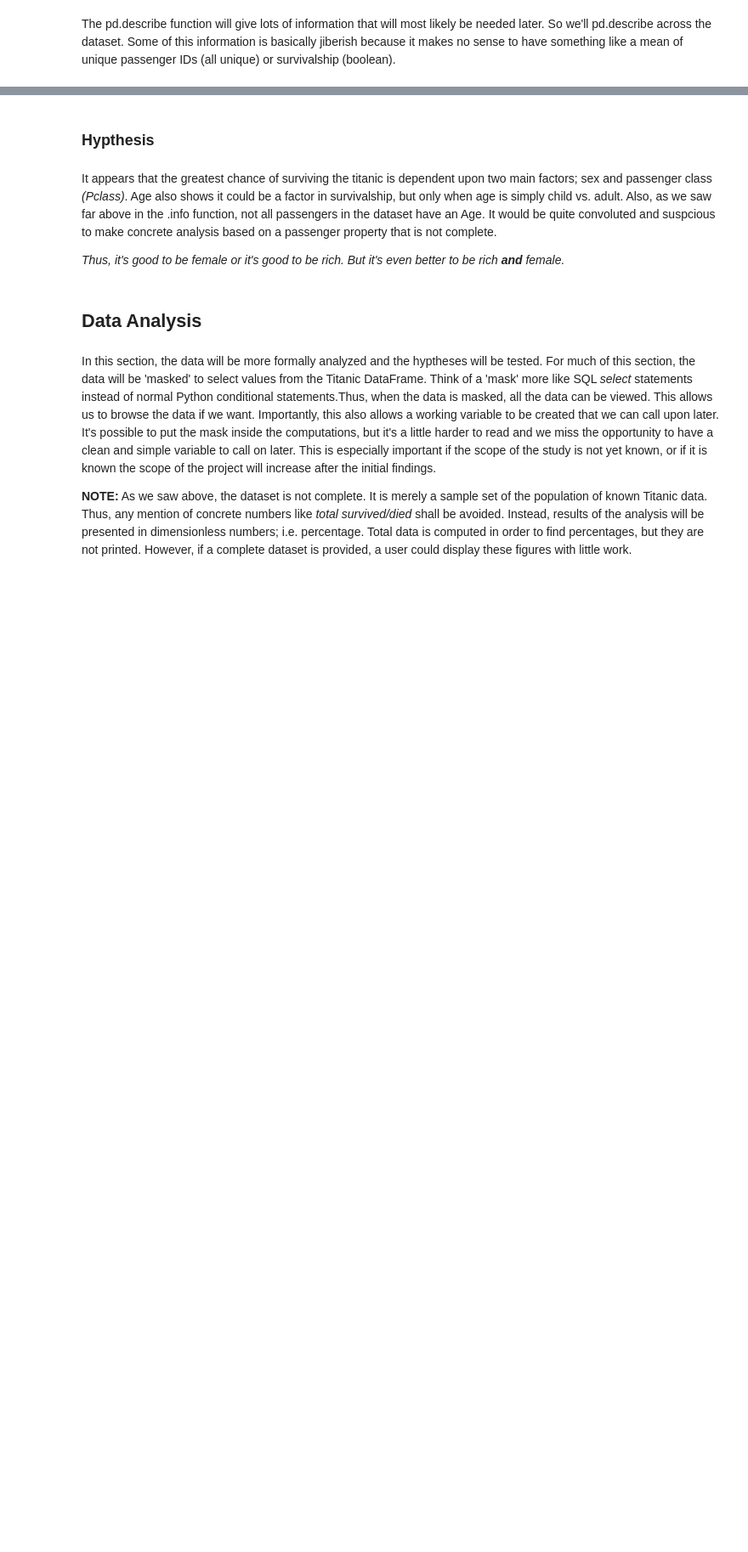
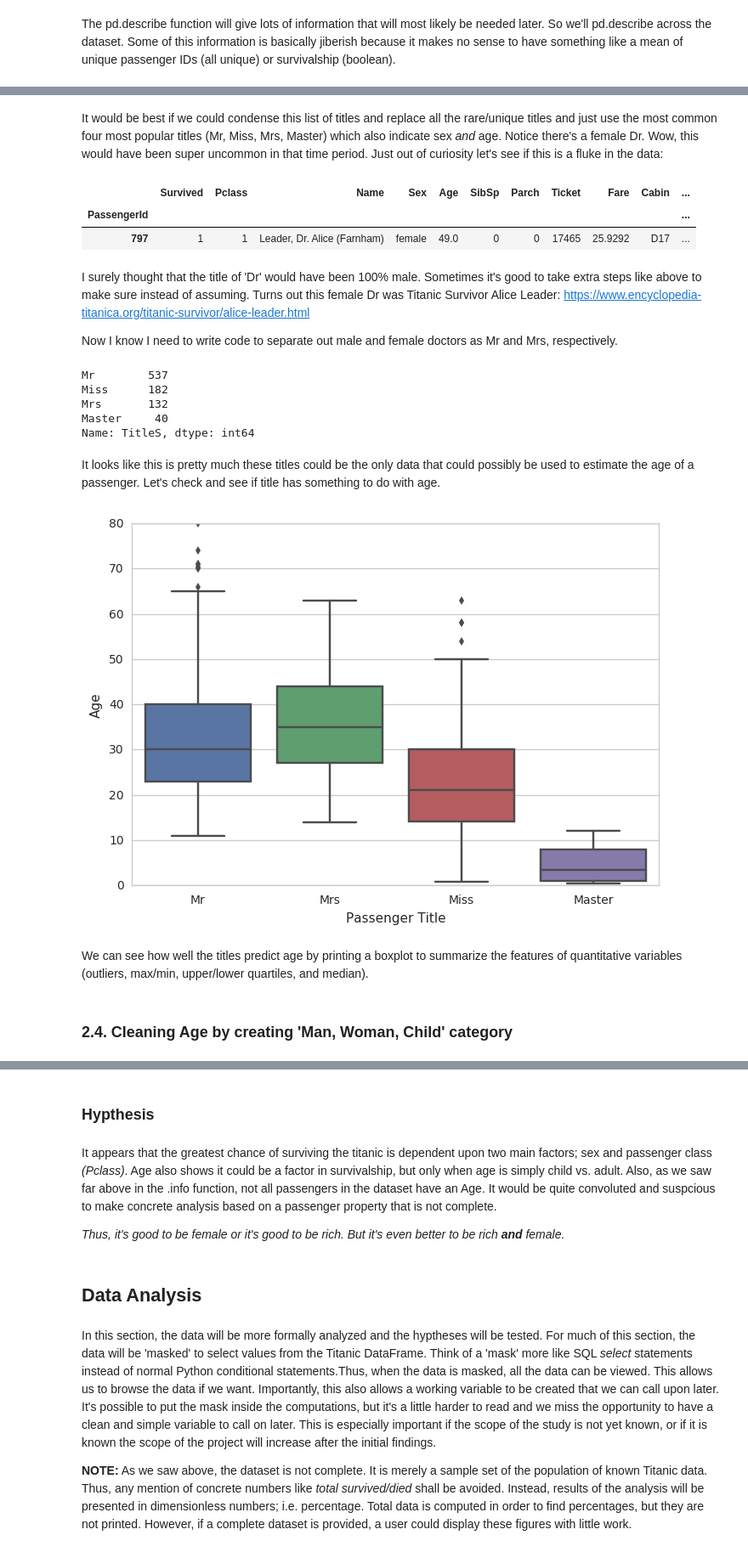
Before and after one commit to wblakecannon/titanic-investigation, a Jupyter notebook: titanic-investigation.ipynb, the cells around one changed output, grey strips where cells are left out. Shown: that part at 85% size. Cells and saved outputs as stored; diff of their text form; code cells hidden in the pictures; blank space fills up the shorter version.

```diff
--- a/titanic-investigation.ipynb
+++ b/titanic-investigation.ipynb
@@ -222,0 +135,3 @@ The density plot and histogram above show the  distribution of survivalship base
+# %%
+# Fill empty/NaN Embark values with most common Embark value
+titanic_df['Embarked'] = titanic_df['Embarked'].fillna(value=(titanic_df['Embarked'].value_counts().idxmax()))
@@ -222,0 +171,5 @@ The density plot and histogram above show the  distribution of survivalship base
+# %%
+# Take the first character from the Cabin colum and use that as value for new 'Deck' column
+titanic_df['Deck'] = titanic_df['Cabin'].astype(str).str[0]
+# Replace the 'n' character leftover from Pandas NaN (not a number) and make those ? to identify as missing
+titanic_df['Deck'] = titanic_df['Deck'].replace('n', '?')
@@ -222,0 +184,5 @@ The density plot and histogram above show the  distribution of survivalship base
+# %%
+# Split passenger titles in Name category and place in new 'TitleF' column
+titanic_df['TitleF'] = titanic_df['Name'].map(lambda name: name.split(',')[1].split('.')[0].strip())
+# Print unique passenger titles and their counts
+titanic_df['TitleF'].value_counts()
@@ -222,0 +233,46 @@ The density plot and histogram above show the  distribution of survivalship base
+# %% [markdown]
+It would be best if we could condense this list of titles and replace all the rare/unique titles and just use the most common four most popular titles (Mr, Miss, Mrs, Master) which also indicate sex _and_ age. Notice there's a female Dr. Wow, this would have been super uncommon in that time period. Just out of curiosity let's see if this is a fluke in the data:
+# %%
+# Find lone female Dr
+titanic_df[(titanic_df['TitleF'] == 'Dr') & (titanic_df['Sex'] == 'female')]
+# %% [output]
+|  | Survived | Pclass | Name | Sex | Age | SibSp | Parch | Ticket | Fare | Cabin | ... |
+| PassengerId |  |  |  |  |  |  |  |  |  |  | ... |
+| 797 | 1 | 1 | Leader, Dr. Alice (Farnham) | female | 49.0 | 0 | 0 | 17465 | 25.9292 | D17 | ... |
+# %% [markdown]
+I surely thought that the title of 'Dr' would have been 100% male. Sometimes it's good to take extra steps like above to make sure instead of assuming. Turns out this female Dr was Titanic Survivor Alice Leader: https://www.encyclopedia-titanica.org/titanic-survivor/alice-leader.html
+
+Now I know I need to write code to separate out male and female doctors as Mr and Mrs, respectively.
+# %%
+# Create new 'TitleS' column to store shortened title from full 'TitleF' column
+titanic_df['TitleS'] = titanic_df['TitleF']
+# Replace adult female titles with 'Mrs'
+titanic_df['TitleS'] = titanic_df['TitleS'].replace(['Lady', 'Mlle', 'Mme', 'Ms', 'the Countess'], 'Mrs')
+# Replace adult male titles with 'Mr'
+titanic_df['TitleS'] = titanic_df['TitleS'].replace(['Capt', 'Col', 'Don', 'Jonkheer', 'Major', 'Rev', 'Sir'], 'Mr')
+# Replace females with title of Dr to Mrs
+titanic_df['TitleS'] = titanic_df['TitleS'].replace(titanic_df['TitleS'].loc[(titanic_df.Sex == 'female') & (titanic_df.TitleF == 'Dr')], 'Mrs')
+# Replace males with title of Dr to Mr
+titanic_df['TitleS'] = titanic_df['TitleS'].replace(titanic_df['TitleS'].loc[(titanic_df.Sex == 'male') & (titanic_df.TitleF == 'Dr')], 'Mr')
+# Print unique passenger TitleS
+titanic_df['TitleS'].value_counts()
+# %% [output]
+Mr        537
+Miss      182
+Mrs       132
+Master     40
+Name: TitleS, dtype: int64
+# %% [markdown]
+It looks like this is pretty much these titles could be the only data that could possibly be used to estimate the age of a passenger. Let's check and see if title has something to do with age.
+# %%
+# Draw nested boxplot to show age by title
+sns.boxplot(x='TitleS', y='Age', data=titanic_df)
+plt.xlabel('Passenger Title')
+plt.ylabel('Age')
+plt.show()
+# %% [output]
+[figure, added]
+# %% [markdown]
+ We can see how well the titles predict age by printing a boxplot to summarize the features of quantitative variables (outliers, max/min, upper/lower quartiles, and median).
+# %% [markdown]
+### 2.4. Cleaning Age by creating 'Man, Woman, Child' category
```
Also changed, not shown: parts of 173 cells of this notebook, 1 other file.
